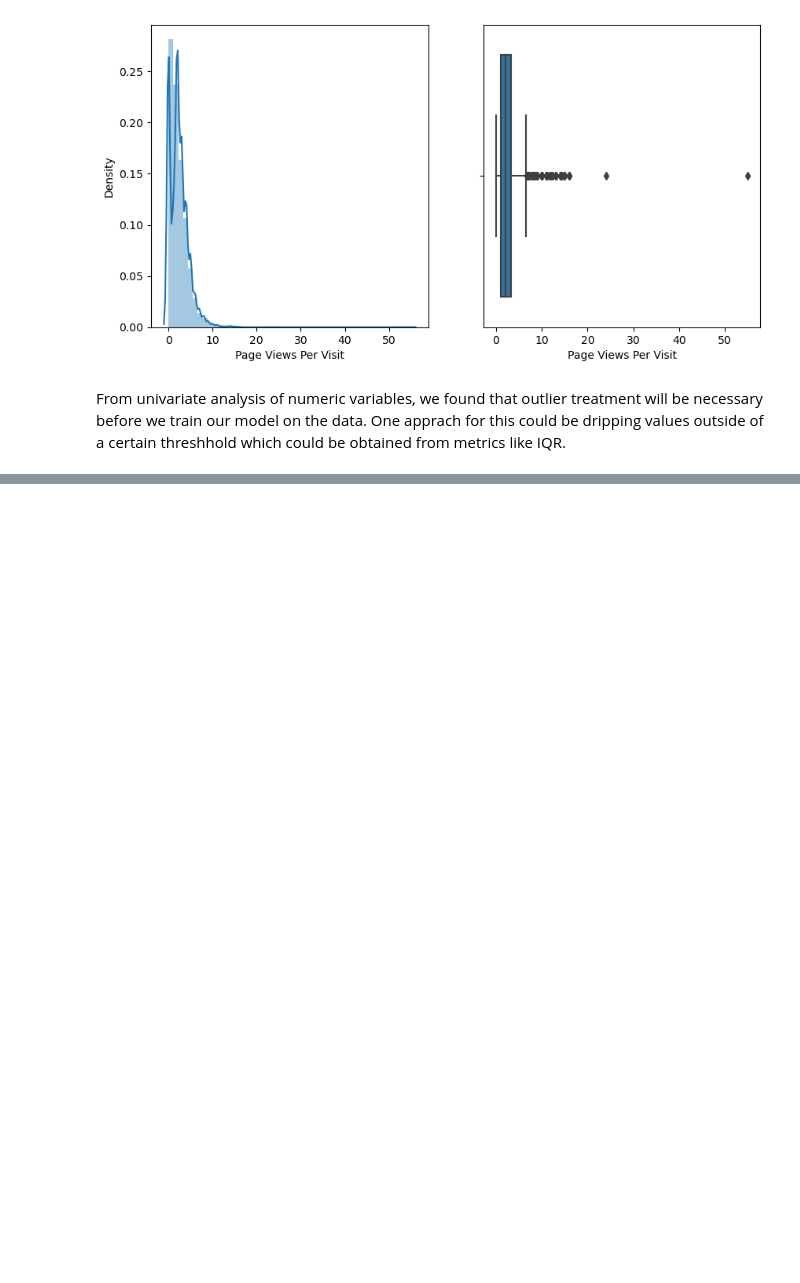
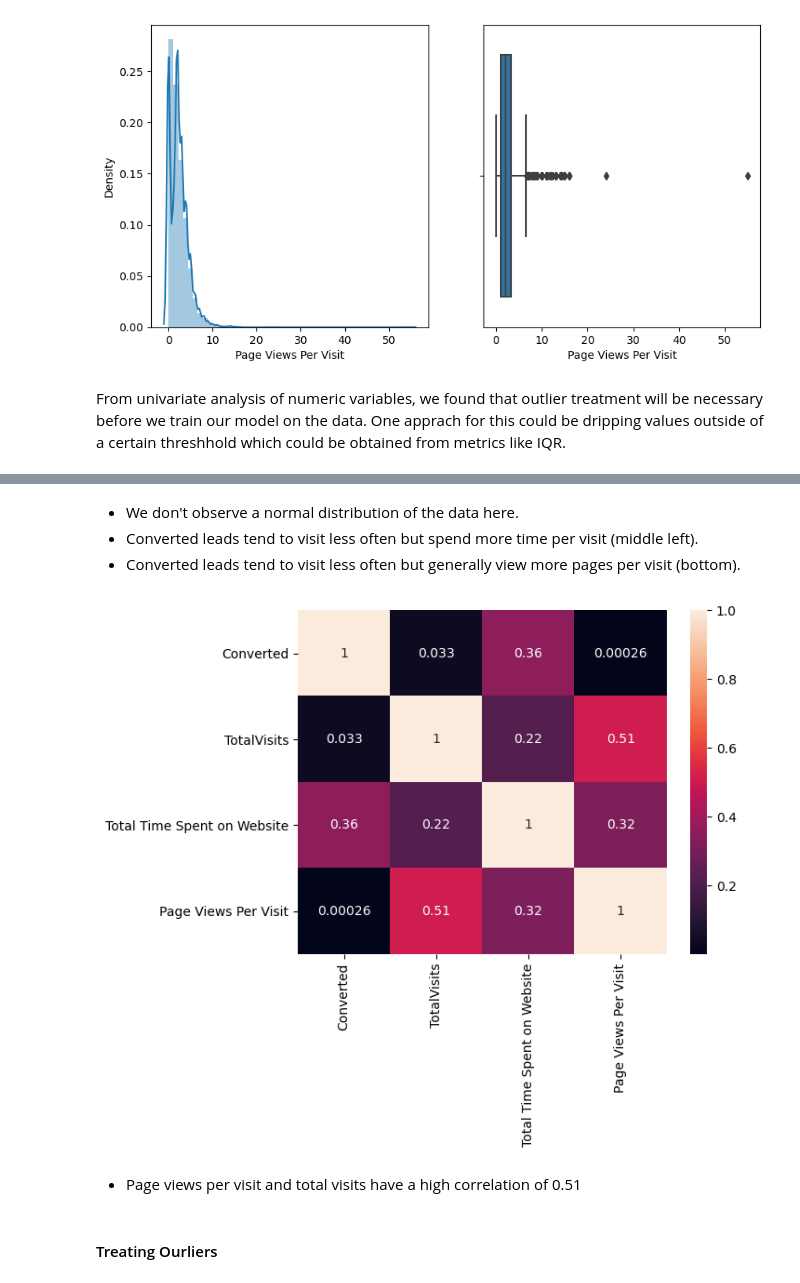
Before and after one commit to tthakur2015/Lead-Scoring-Logistic-Regression-Model, a Jupyter notebook: Case Study Notebook.ipynb, the cells around one changed output, grey strips where cells are left out. Cells and saved outputs as stored; diff of their text form; code cells hidden in the pictures; blank space fills up the shorter version.

```diff
--- a/Case Study Notebook.ipynb
+++ b/Case Study Notebook.ipynb
@@ -411,0 +442,14 @@ posx and posy should be finite values
+# %% [markdown]
+- We don't observe a normal distribution of the data here.
+- Converted leads tend to visit less often but spend more time per visit (middle left).
+- Converted leads tend to visit less often but generally view more pages per visit (bottom).
+# %%
+# Multivariate analysis
+sns.heatmap(raw_data_2.select_dtypes(include = "number").corr(), annot = True)
+plt.show()
+# %% [output]
+[figure, added]
+# %% [markdown]
+- Page views per visit and total visits have a high correlation of 0.51
+# %% [markdown]
+#### Treating Ourliers
```
Also changed, not shown: parts of 50 cells of this notebook.
